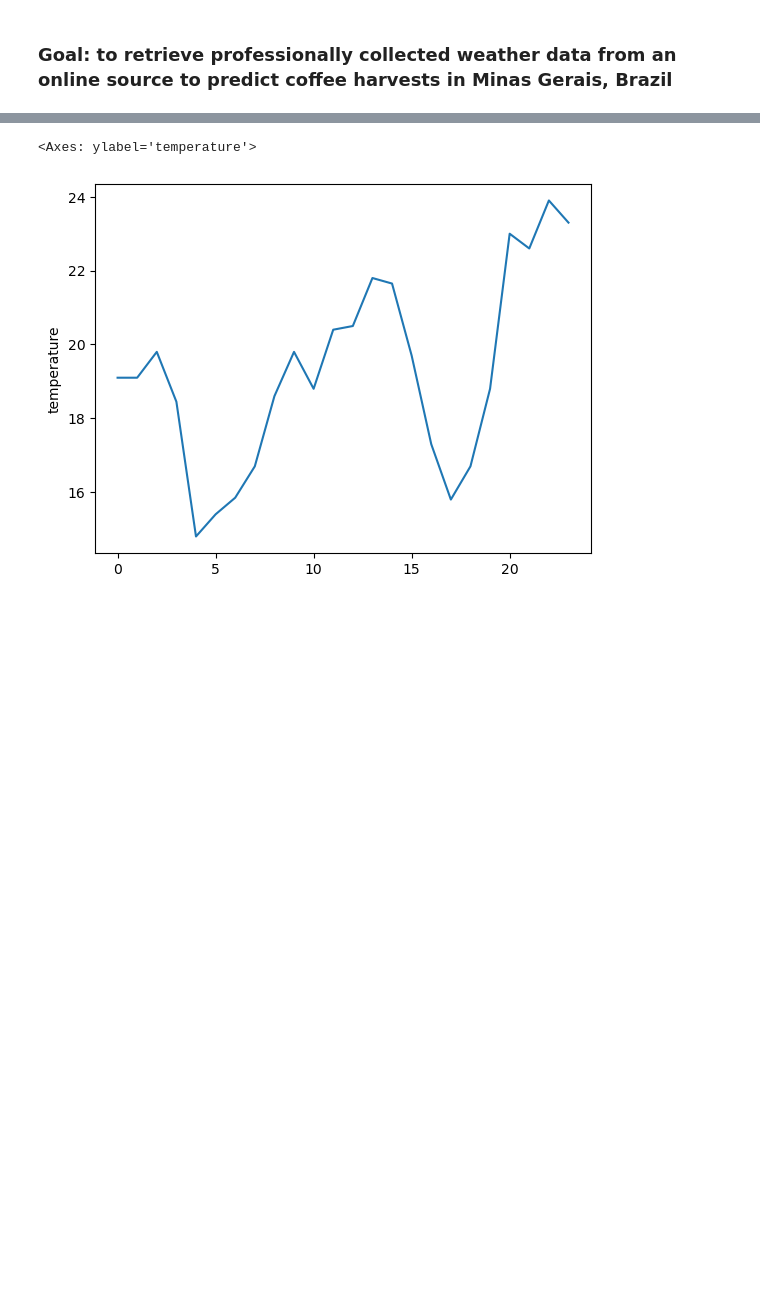
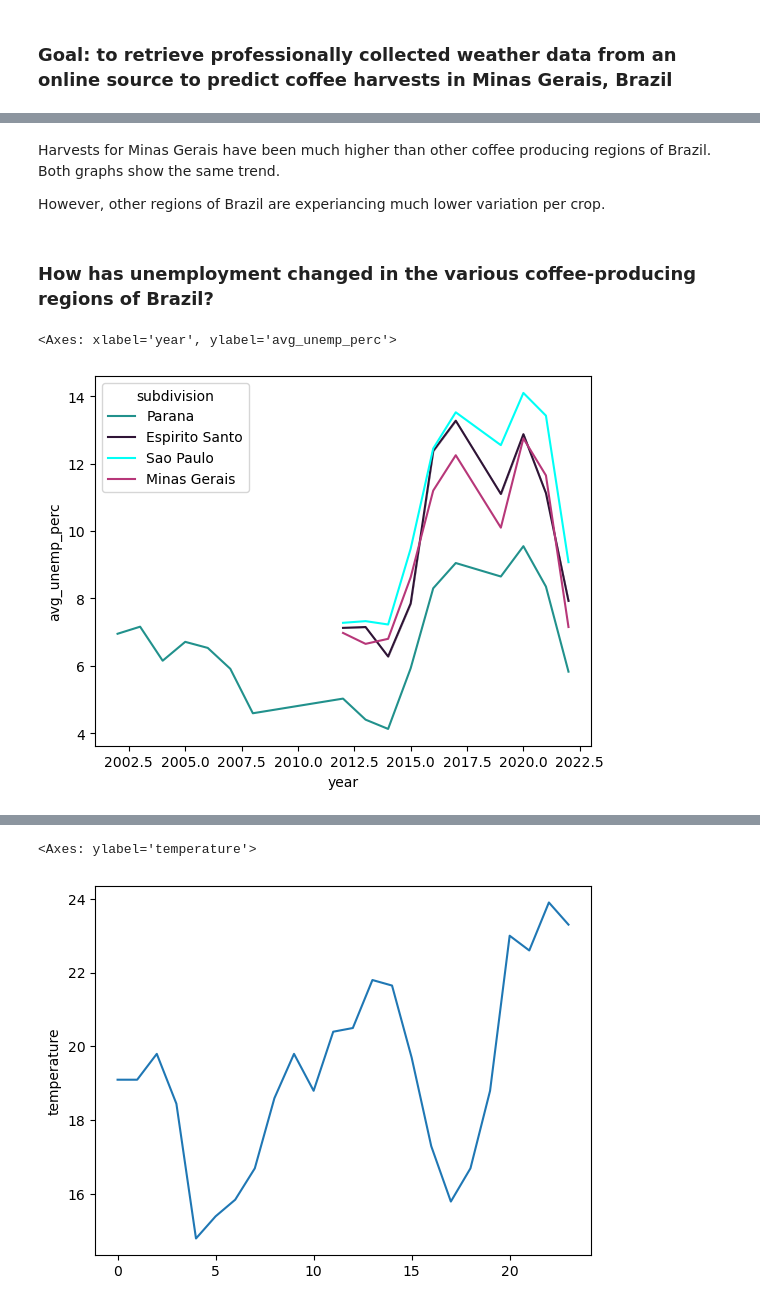
Before and after one commit to theslater11/WeatherDataMG, a Jupyter notebook: weather_api/notebooks/explore_weather.ipynb, the cells around one changed output, grey strips where cells are left out. Cells and saved outputs as stored; diff of their text form; code cells hidden in the pictures; blank space fills up the shorter version.

```diff
--- a/weather_api/notebooks/explore_weather.ipynb
+++ b/weather_api/notebooks/explore_weather.ipynb
@@ -29,0 +57,14 @@ ValueError: 2
+# %% [markdown]
+Harvests for Minas Gerais have been much higher than other coffee producing regions of Brazil. Both graphs show the same trend.
+
+However, other regions of Brazil are experiancing much lower variation per crop.
+# %% [markdown]
+### How has unemployment changed in the various coffee-producing regions of Brazil?
+# %%
+sns.lineplot(data=parana, x=parana["year"], y=parana["avg_unemp_perc"], hue=parana["subdivision"], palette="viridis")
+sns.lineplot(data=espirit, x=espirit["year"], y=espirit["avg_unemp_perc"], hue=espirit["subdivision"], palette="twilight")
+sns.lineplot(data=paulo, x=paulo["year"], y=paulo["avg_unemp_perc"], hue=paulo["subdivision"],palette="hsv")
+sns.lineplot(data=minas, x=minas["year"], y=minas["avg_unemp_perc"], hue=minas["subdivision"],palette="magma")
+# %% [output]
+<Axes: xlabel='year', ylabel='avg_unemp_perc'>
+[figure, added]
```
Also changed, not shown: parts of 13 cells of this notebook, 4 other files.
